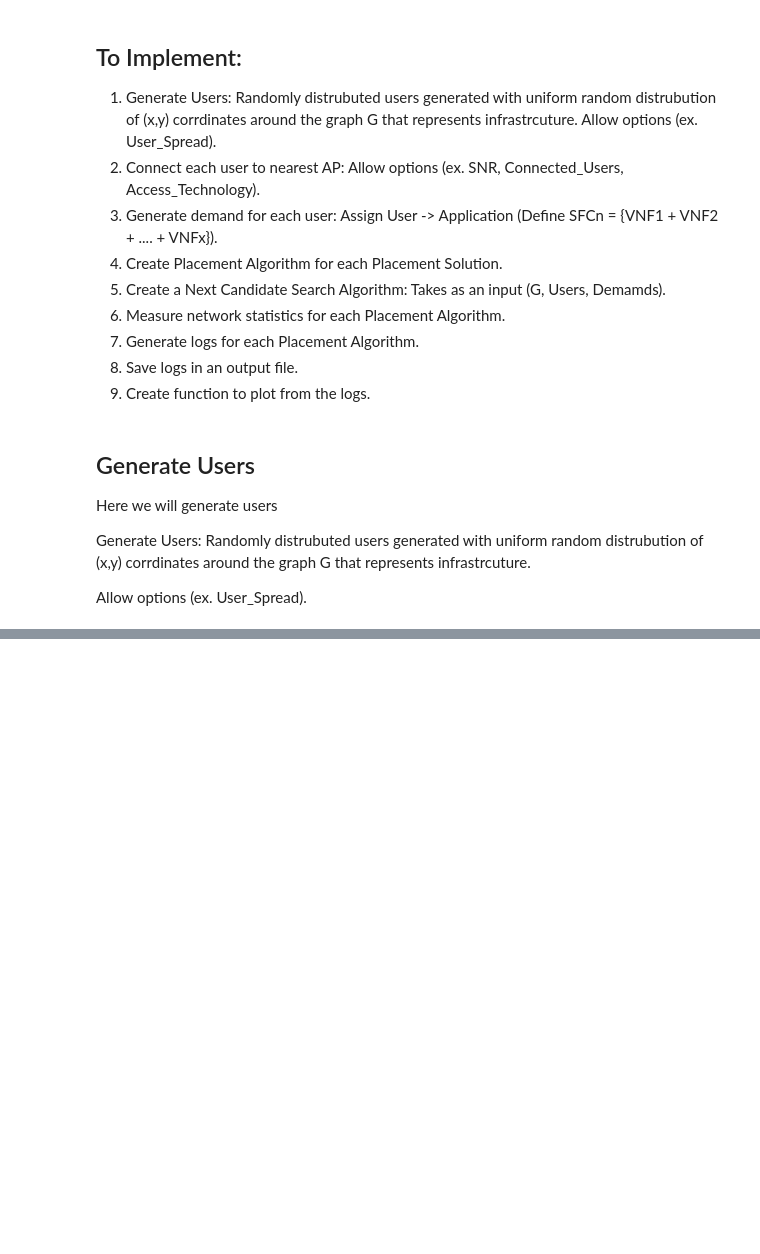
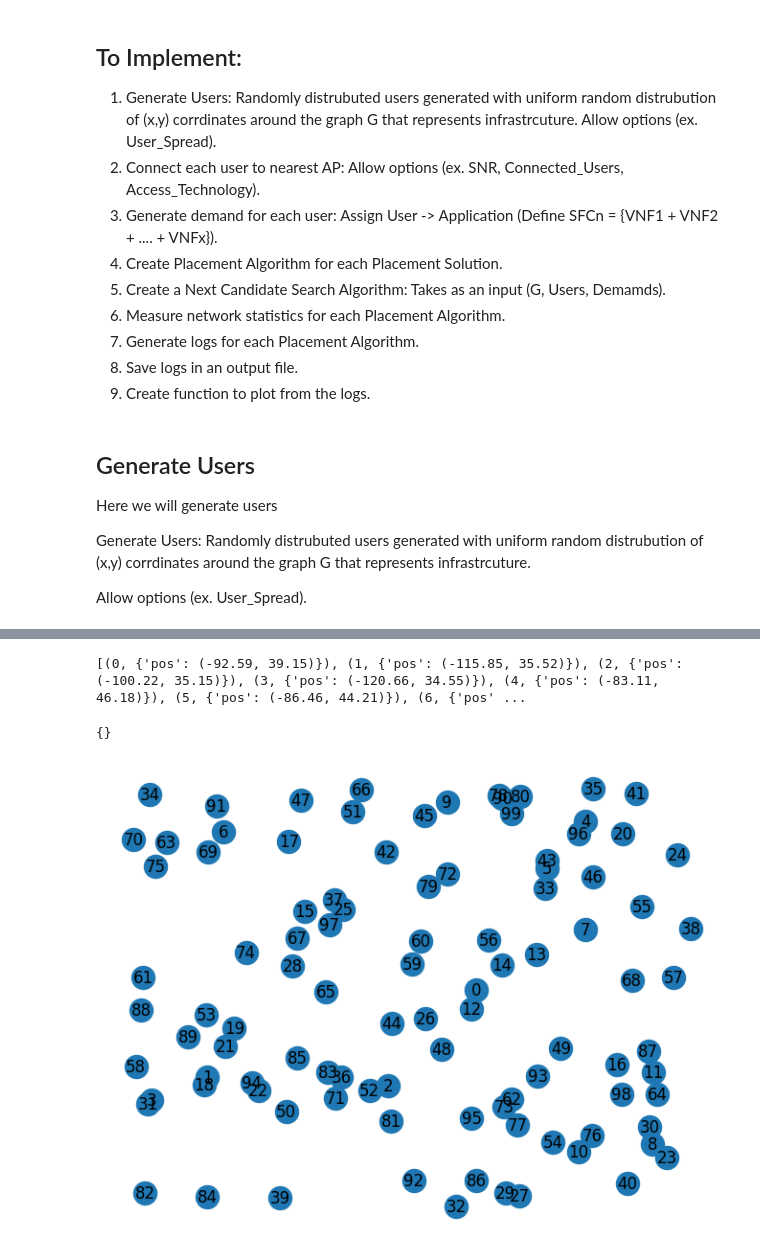
Before and after one commit to yrafique/VNF-python, a Jupyter notebook: Import_NetworkImport.ipynb, the cells around one changed output, grey strips where cells are left out. Cells and saved outputs as stored; diff of their text form; code cells hidden in the pictures; blank space fills up the shorter version.

Commit message:
Added Users

```diff
--- a/Import_NetworkImport.ipynb
+++ b/Import_NetworkImport.ipynb
@@ -87,24 +87,10 @@ convert_links(G,nodes,links)
 
 
 #(G, nodes) = read_network("abilene.xml")
+
 #create_users(G,nodes)
 
-NoOfUsers = 100
 
-G_users = nx.Graph()
-
-for node in nodes:
-    node_id = nodes[node].get("id")
-    x_cor = nodes[node].get("x_cor")
-    y_cor = nodes[node].get("y_cor")
-    #print('xcor: ', x_cor)
-
-    for u in range(NoOfUsers):
-        randx = round(random.uniform(x_cor, x_cor+x_cor*0.1), 2)
-        randy = round(random.uniform(y_cor, y_cor+y_cor*0.1), 2)
-        G.add_node(node_id, pos=(x_cor, y_cor))
-
-nx.draw(G, nx.get_node_attributes(G, 'pos'), with_labels=True, node_size=0)
 #print(nx.dijkstra_path(G,'UP10', 'ADH10'))
 
 
@@ -244,0 +236,57 @@ dict_items([(1, {'source': 'IPLSng', 'destination': 'STTLng', 'demandValue': 358
+# %%
+#print(links.keys())
+#print(nodes.keys())
+#print(demands.keys())
+
+
+
+NoOfUsers = 100
+
+G_users = nx.Graph()
+
+
+
+#to distrubute users across infra. determine first max & min (x,y) corrd. This maps a 2x2 grid, to distrbute users around
+max_x = -float('inf')
+min_x = float('inf')
+max_y = -float('inf')
+min_y = float('inf')
+
+for node in nodes:
+    node_id = nodes[node].get("id")
+    x_cor = nodes[node].get("x_cor")
+    if x_cor < min_x:
+        min_x = x_cor
+    if x_cor > max_x:
+        max_x = x_cor
+    y_cor = nodes[node].get("y_cor")
+    if y_cor < min_y:
+        min_y = y_cor
+    if y_cor > max_y:
+        max_y = y_cor
+#DEBUG: CHECK (X,Y) VALUES OF GENERATED USERS
+#print('max_x: ', max_x)
+#print('min_x: ', min_x)
+#print('max_y: ', max_y)
+#print('min_y: ', min_y)
+
+
+for u in range(NoOfUsers):
+    randx = round(random.uniform(min_x, max_x), 2)
+    #print(randx)
+    randy = round(random.uniform(min_y, max_y), 2)
+    #print(randy)
+    G_users.add_node(u, pos=(randx, randy))
+
+nx.draw(G_users, nx.get_node_attributes(G_users, 'pos'), with_labels=True, node_size=300, style = "solid")
+
+#width=5, edge_color="skyblue", style="solid")
+
+#print users + corrdinates
+print(G_users.nodes.data())
+
+G_users.graph
+# %% [output]
+[(0, {'pos': (-92.59, 39.15)}), (1, {'pos': (-115.85, 35.52)}), (2, {'pos': (-100.22, 35.15)}), (3, {'pos': (-120.66, 34.55)}), (4, {'pos': (-83.11, 46.18)}), (5, {'pos': (-86.46, 44.21)}), (6, {'pos' ...
+{}
+[figure, added]
```
Also changed, not shown: parts of 5 cells of this notebook.
